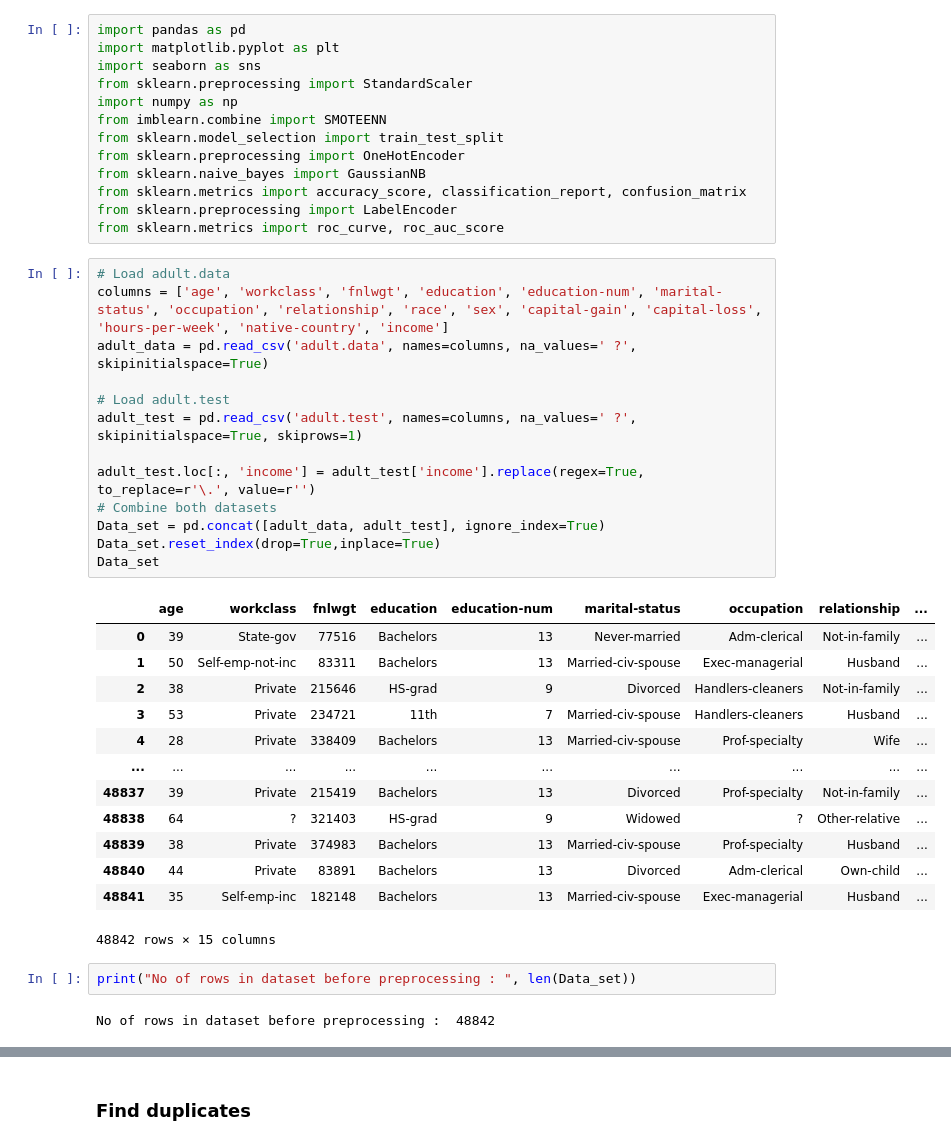
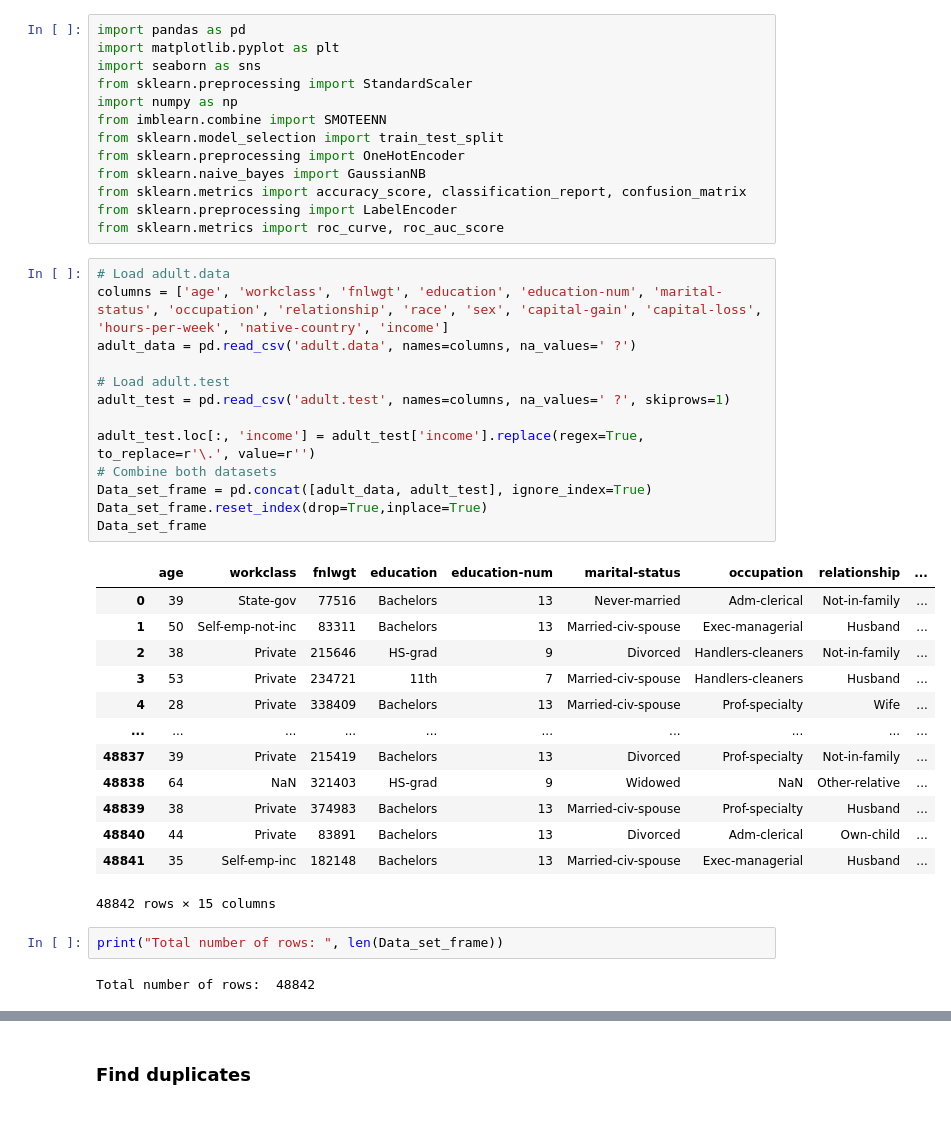
Before and after one commit to nikoyasam/MachineLearningCW, a Jupyter notebook: machine learninng/naive bayes.ipynb, the cells around one changed output, grey strips where cells are left out. Drawn from its saved outputs; the diff is of its cells as text.

```diff
--- a/machine learninng/naive bayes.ipynb
+++ b/machine learninng/naive bayes.ipynb
@@ -14,31 +14,31 @@ from sklearn.metrics import roc_curve, roc_auc_score
 # %%
 # Load adult.data
 columns = ['age', 'workclass', 'fnlwgt', 'education', 'education-num', 'marital-status', 'occupation', 'relationship', 'race', 'sex', 'capital-gain', 'capital-loss', 'hours-per-week', 'native-country', 'income']
-adult_data = pd.read_csv('adult.data', names=columns, na_values=' ?', skipinitialspace=True)
+adult_data = pd.read_csv('adult.data', names=columns, na_values=' ?')
 
 # Load adult.test
-adult_test = pd.read_csv('adult.test', names=columns, na_values=' ?', skipinitialspace=True, skiprows=1)
+adult_test = pd.read_csv('adult.test', names=columns, na_values=' ?', skiprows=1)
 
 adult_test.loc[:, 'income'] = adult_test['income'].replace(regex=True, to_replace=r'\.', value=r'')
 # Combine both datasets
-Data_set = pd.concat([adult_data, adult_test], ignore_index=True)
-Data_set.reset_index(drop=True,inplace=True)
-Data_set
+Data_set_frame = pd.concat([adult_data, adult_test], ignore_index=True)
+Data_set_frame.reset_index(drop=True,inplace=True)
+Data_set_frame
 # %% [output]
 |  | age | workclass | fnlwgt | education | education-num | marital-status | occupation | relationship | ... |
 | 0 | 39 | State-gov | 77516 | Bachelors | 13 | Never-married | Adm-clerical | Not-in-family | ... |
 | 1 | 50 | Self-emp-not-inc | 83311 | Bachelors | 13 | Married-civ-spouse | Exec-managerial | Husband | ... |
 | 2 | 38 | Private | 215646 | HS-grad | 9 | Divorced | Handlers-cleaners | Not-in-family | ... |
 | 3 | 53 | Private | 234721 | 11th | 7 | Married-civ-spouse | Handlers-cleaners | Husband | ... |
 | 4 | 28 | Private | 338409 | Bachelors | 13 | Married-civ-spouse | Prof-specialty | Wife | ... |
 | ... | ... | ... | ... | ... | ... | ... | ... | ... | ... |
 | 48837 | 39 | Private | 215419 | Bachelors | 13 | Divorced | Prof-specialty | Not-in-family | ... |
-| 48838 | 64 | ? | 321403 | HS-grad | 9 | Widowed | ? | Other-relative | ... |
+| 48838 | 64 | NaN | 321403 | HS-grad | 9 | Widowed | NaN | Other-relative | ... |
 | 48839 | 38 | Private | 374983 | Bachelors | 13 | Married-civ-spouse | Prof-specialty | Husband | ... |
 | 48840 | 44 | Private | 83891 | Bachelors | 13 | Divorced | Adm-clerical | Own-child | ... |
 | 48841 | 35 | Self-emp-inc | 182148 | Bachelors | 13 | Married-civ-spouse | Exec-managerial | Husband | ... |
 48842 rows × 15 columns
 # %%
-print("No of rows in dataset before preprocessing : ", len(Data_set))
+print("Total number of rows: ", len(Data_set_frame))
 # %% [output]
-No of rows in dataset before preprocessing :  48842
+Total number of rows:  48842
```
Also changed, not shown: parts of 23 cells of this notebook, 1 other file.
